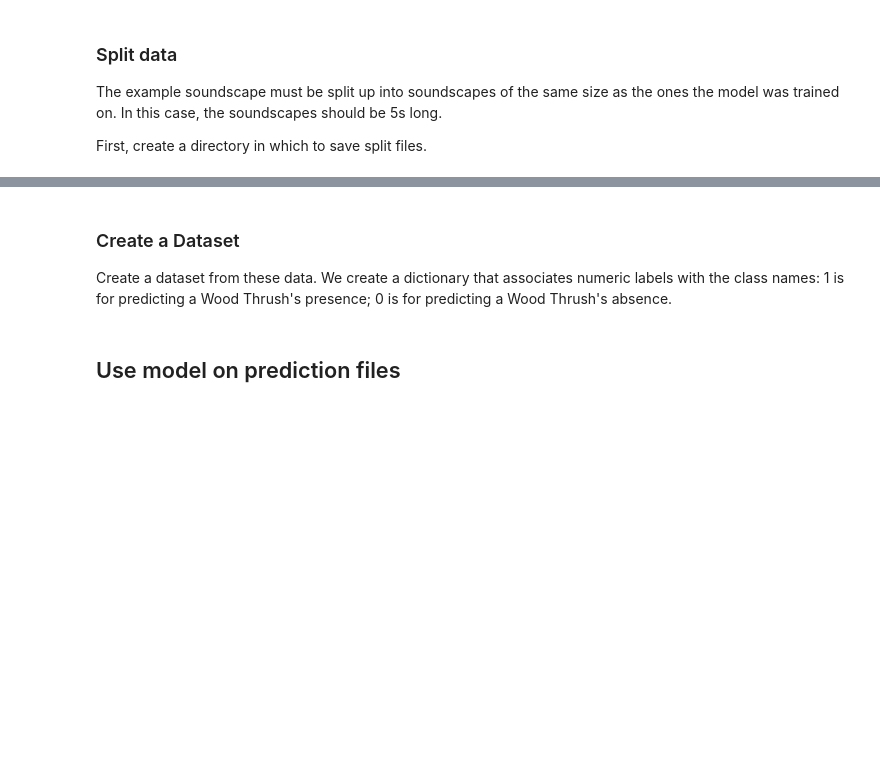
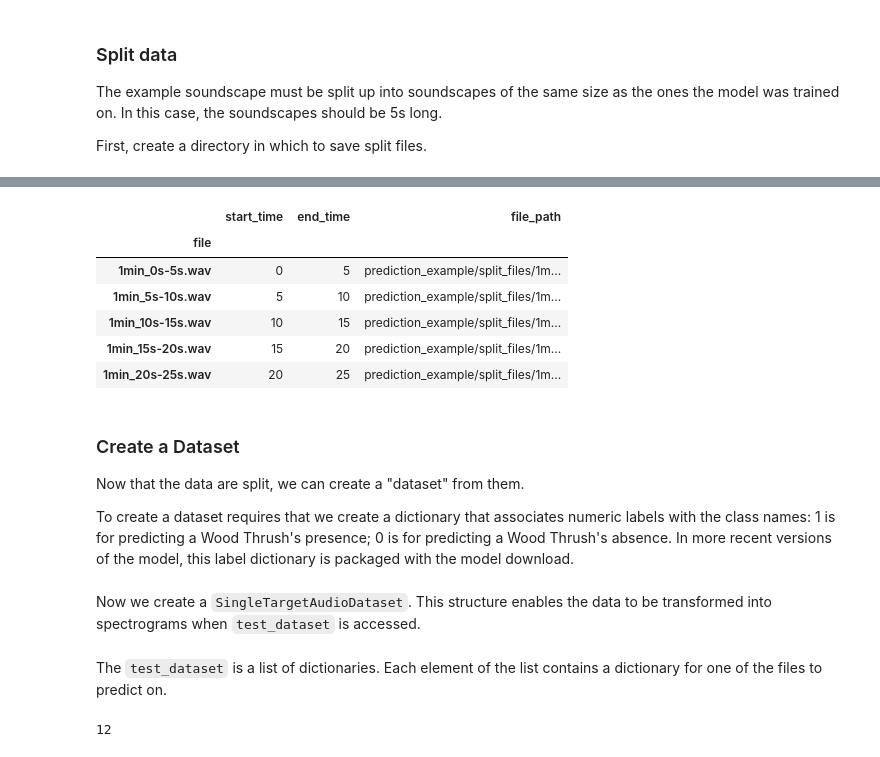
Before and after one commit to kitzeslab/opensoundscape, a Jupyter notebook: docs/predict.ipynb, the cells around one changed output, grey strips where cells are left out. Saved outputs shown, nothing was run; the diff lists cells and outputs as text; code cells hidden in the pictures; blank space fills up the shorter version.

```diff
--- a/docs/predict.ipynb
+++ b/docs/predict.ipynb
@@ -149,4 +164,16 @@ with open(results_csv, "w") as f:
+# %%
+split_files.head()
+# %% [output]
+|  | start_time | end_time | file_path |
+| file |  |  |  |
+| 1min_0s-5s.wav | 0 | 5 | prediction_example/split_files/1m... |
+| 1min_5s-10s.wav | 5 | 10 | prediction_example/split_files/1m... |
+| 1min_10s-15s.wav | 10 | 15 | prediction_example/split_files/1m... |
+| 1min_15s-20s.wav | 15 | 20 | prediction_example/split_files/1m... |
+| 1min_20s-25s.wav | 20 | 25 | prediction_example/split_files/1m... |
 # %% [markdown]
 ### Create a Dataset
 
-Create a dataset from these data. We create a dictionary that associates numeric labels with the class names: 1 is for predicting a Wood Thrush's presence; 0 is for predicting a Wood Thrush's absence.
+Now that the data are split, we can create a "dataset" from them.
+
+To create a dataset requires that we create a dictionary that associates numeric labels with the class names: 1 is for predicting a Wood Thrush's presence; 0 is for predicting a Wood Thrush's absence. In more recent versions of the model, this label dictionary is packaged with the model download.
@@ -163,2 +182,2 @@ test_dataset = SingleTargetAudioDataset(
-# %% [markdown]
-## Use model on prediction files
+# %% [markdown]
+Now we create a `SingleTargetAudioDataset`. This structure enables the data to be transformed into spectrograms when `test_dataset` is accessed.
@@ -164,0 +190,6 @@ test_dataset = SingleTargetAudioDataset(
+# %% [markdown]
+The `test_dataset` is a list of dictionaries. Each element of the list contains a dictionary for one of the files to predict on.
+# %%
+len(test_dataset)
+# %% [output]
+12
```
Also changed, not shown: parts of 27 cells of this notebook, 1 other file.
